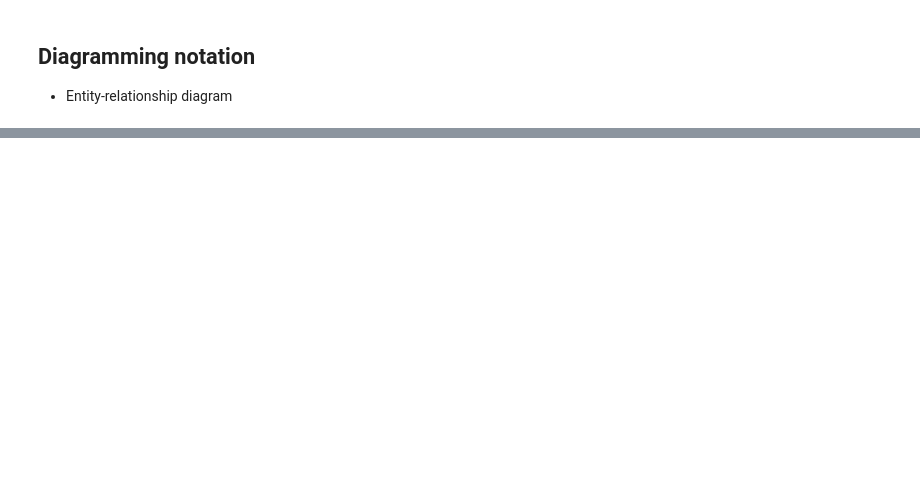
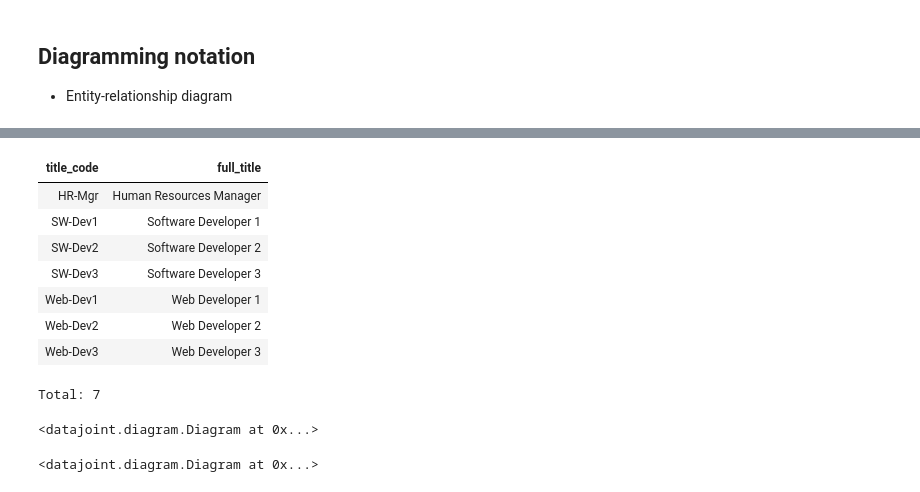
Before and after one commit to datajoint/datajoint-tutorials, a Jupyter notebook: db-course/003-ForeignKeys-DJ.ipynb, the cells around one changed output, grey strips where cells are left out. Cells and saved outputs as stored; diff of their text form; code cells hidden in the pictures; blank space fills up the shorter version.

```diff
--- a/db-course/003-ForeignKeys-DJ.ipynb
+++ b/db-course/003-ForeignKeys-DJ.ipynb
@@ -30,6 +37,18 @@ class Title(dj.Lookup):
         ("Web-Dev3", "Web Developer 3"),
         ("HR-Mgr", "Human Resources Manager")
     ]
+# %%
+Title()
+# %% [output]
+| title_code | full_title |
+| HR-Mgr | Human Resources Manager |
+| SW-Dev1 | Software Developer 1 |
+| SW-Dev2 | Software Developer 2 |
+| SW-Dev3 | Software Developer 3 |
+| Web-Dev1 | Web Developer 1 |
+| Web-Dev2 | Web Developer 2 |
+| Web-Dev3 | Web Developer 3 |
+Total: 7
 # %%
 @schema
 class Person(dj.Manual):
@@ -42 +60,5 @@ class Person(dj.Manual):
     """
+# %%
+dj.Diagram(schema)
+# %% [output]
+<datajoint.diagram.Diagram at 0x...>
@@ -42,0 +98,4 @@ class Person(dj.Manual):
+# %%
+dj.Diagram(schema)
+# %% [output]
+<datajoint.diagram.Diagram at 0x...>
```
Also changed, not shown: parts of 20 cells of this notebook, 1 other file.
